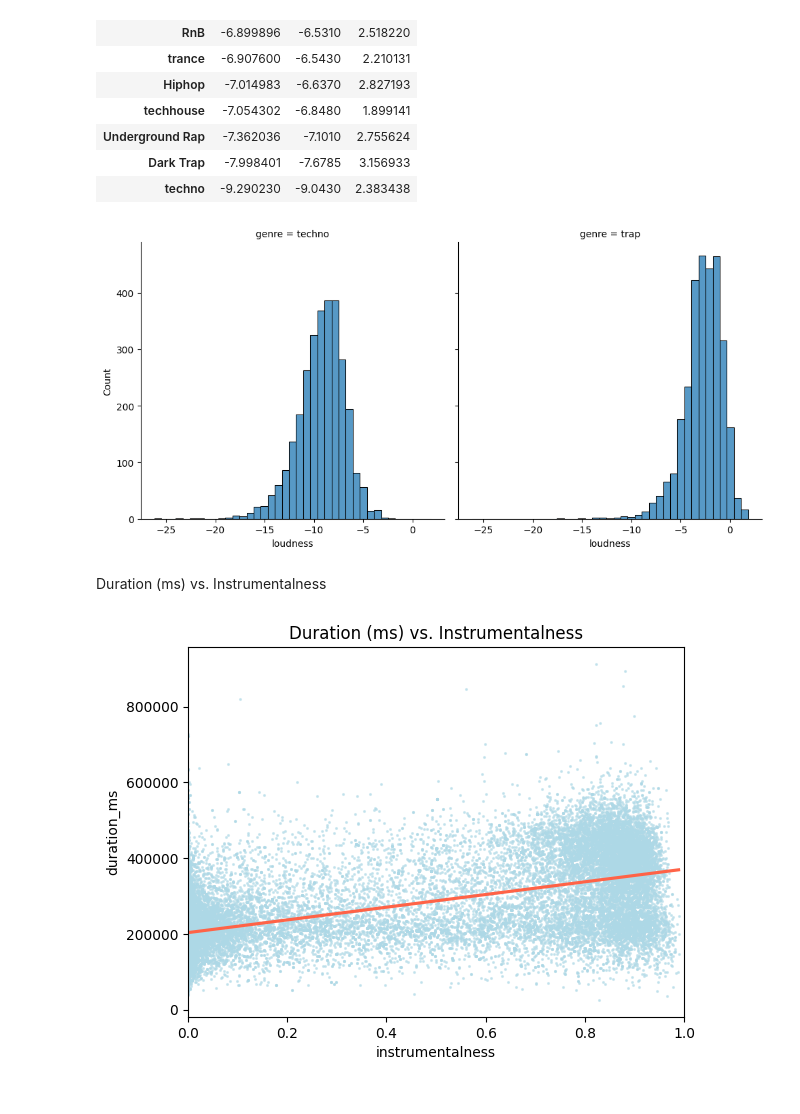
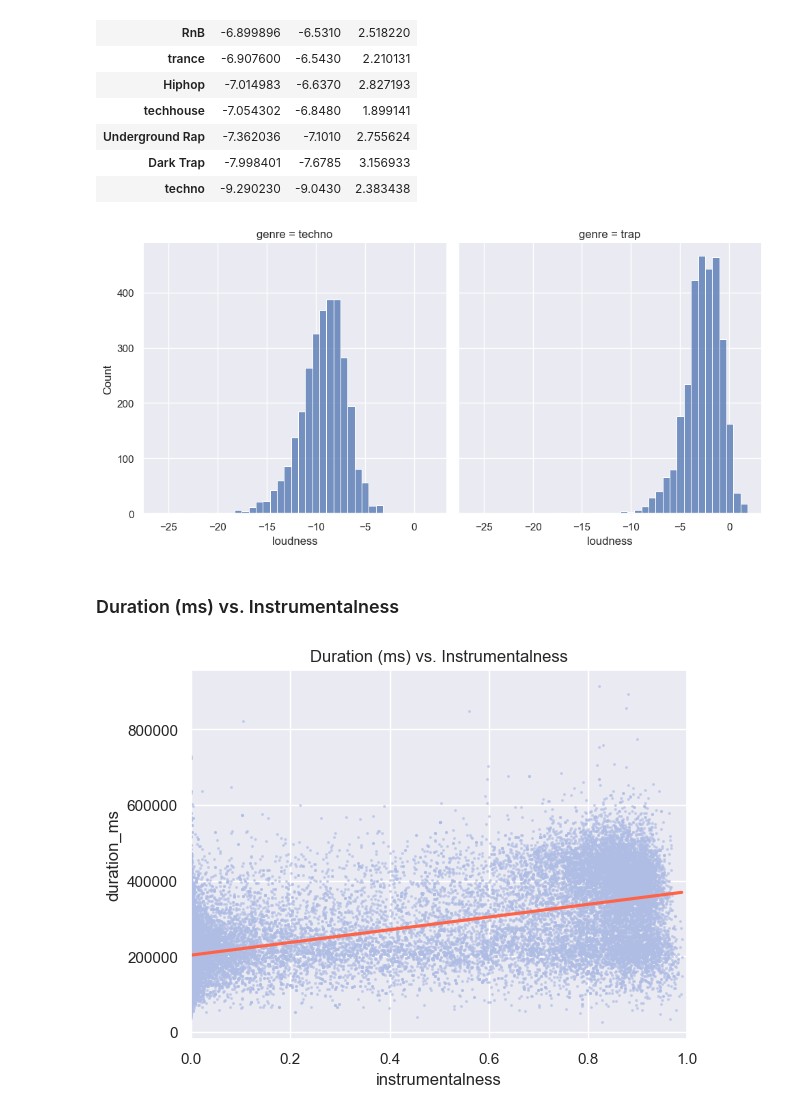
Before and after one commit to ekhavronina/data_analytics, a Jupyter notebook: spotify_songs.ipynb, the cells around one changed output. Drawn from its saved outputs; the diff is of its cells as text; code cells hidden in the pictures.

```diff
--- a/spotify_songs.ipynb
+++ b/spotify_songs.ipynb
@@ -102,10 +84,11 @@ Loudness vs. Energy
 # %%
+sns.set_theme(style="darkgrid")
 sns.regplot(x='energy',
             y='loudness',
             data=songs,
             ci=None,
             color='tomato',
-            scatter_kws={'alpha': 0.5, 's': 1.5, 'color': 'lightblue'}).set(
+            scatter_kws={'alpha': 0.5, 's': 1.5, 'color': '#AFBDE5'}).set(
             title='Loudness vs. Energy')
 plt.xlim(0, 1)
 
@@ -192,19 +175,19 @@ sns.displot(data=trap_techno,
 
 plt.show()
 # %% [output]
-[figure, old version]
+[figure, new version]
 # %% [markdown]
-Duration (ms) vs. Instrumentalness
+### Duration (ms) vs. Instrumentalness
 # %%
 sns.regplot(x='instrumentalness',
             y='duration_ms',
             data=songs,
             ci=None,
             color='tomato',
-            scatter_kws={'alpha': 0.5, 's': 1.5, 'color': 'lightblue'}).set(
+            scatter_kws={'alpha': 0.5, 's': 1.5, 'color': '#AFBDE5'}).set(
             title='Duration (ms) vs. Instrumentalness')
 plt.xlim(0, 1)
 
 plt.show()
 # %% [output]
-[figure, old version]
+[figure, new version]
```
Also changed, not shown: parts of 5 cells of this notebook.
